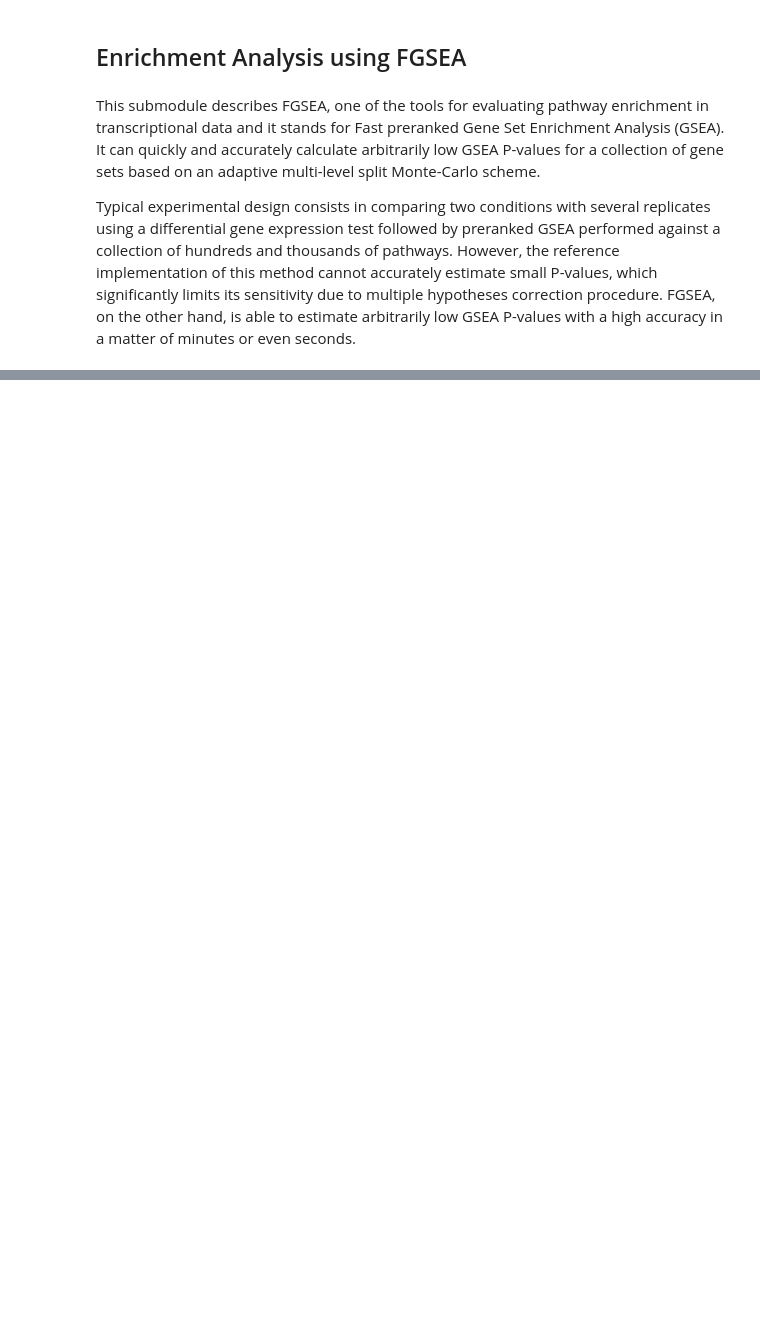
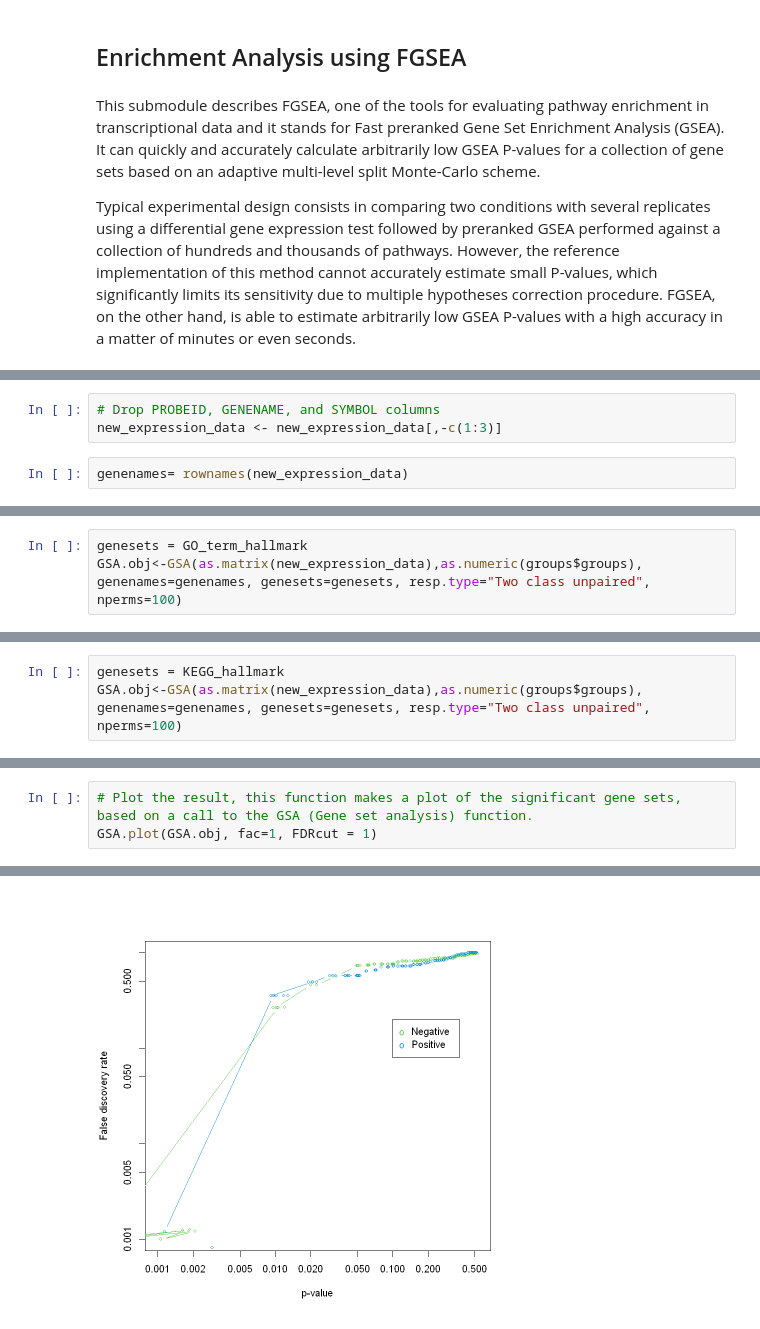
Before and after one commit to tinnlab/NOSI-Google-Cloud-Training, a Jupyter notebook: Module04-Pathway_Analysis.ipynb, the cells around one changed output, grey strips where cells are left out. Saved outputs shown, nothing was run; the diff lists cells and outputs as text; blank space fills up the shorter version.

```diff
--- a/Module04-Pathway_Analysis.ipynb
+++ b/Module04-Pathway_Analysis.ipynb
@@ -595,0 +363,5 @@ GSEA = function(gene_list, pathways, pval) {
+# %%
+# Drop PROBEID, GENENAME, and SYMBOL columns
+new_expression_data <- new_expression_data[,-c(1:3)]
+# %%
+genenames= rownames(new_expression_data)
@@ -595,0 +370,3 @@ GSEA = function(gene_list, pathways, pval) {
+# %%
+genesets = GO_term_hallmark
+GSA.obj<-GSA(as.matrix(new_expression_data),as.numeric(groups$groups), genenames=genenames, genesets=genesets, resp.type="Two class unpaired", nperms=100)
@@ -595,0 +397,3 @@ GSEA = function(gene_list, pathways, pval) {
+# %%
+genesets = KEGG_hallmark
+GSA.obj<-GSA(as.matrix(new_expression_data),as.numeric(groups$groups), genenames=genenames, genesets=genesets, resp.type="Two class unpaired", nperms=100)
@@ -595,0 +480,4 @@ GSEA = function(gene_list, pathways, pval) {
+# %%
+# Plot the result, this function makes a plot of the significant gene sets, based on a call to the GSA (Gene set analysis) function.
+GSA.plot(GSA.obj, fac=1, FDRcut = 1)
+# %% [output]
@@ -595,0 +486 @@ GSEA = function(gene_list, pathways, pval) {
+[figure, added]
```
Also changed, not shown: parts of 172 cells of this notebook.
